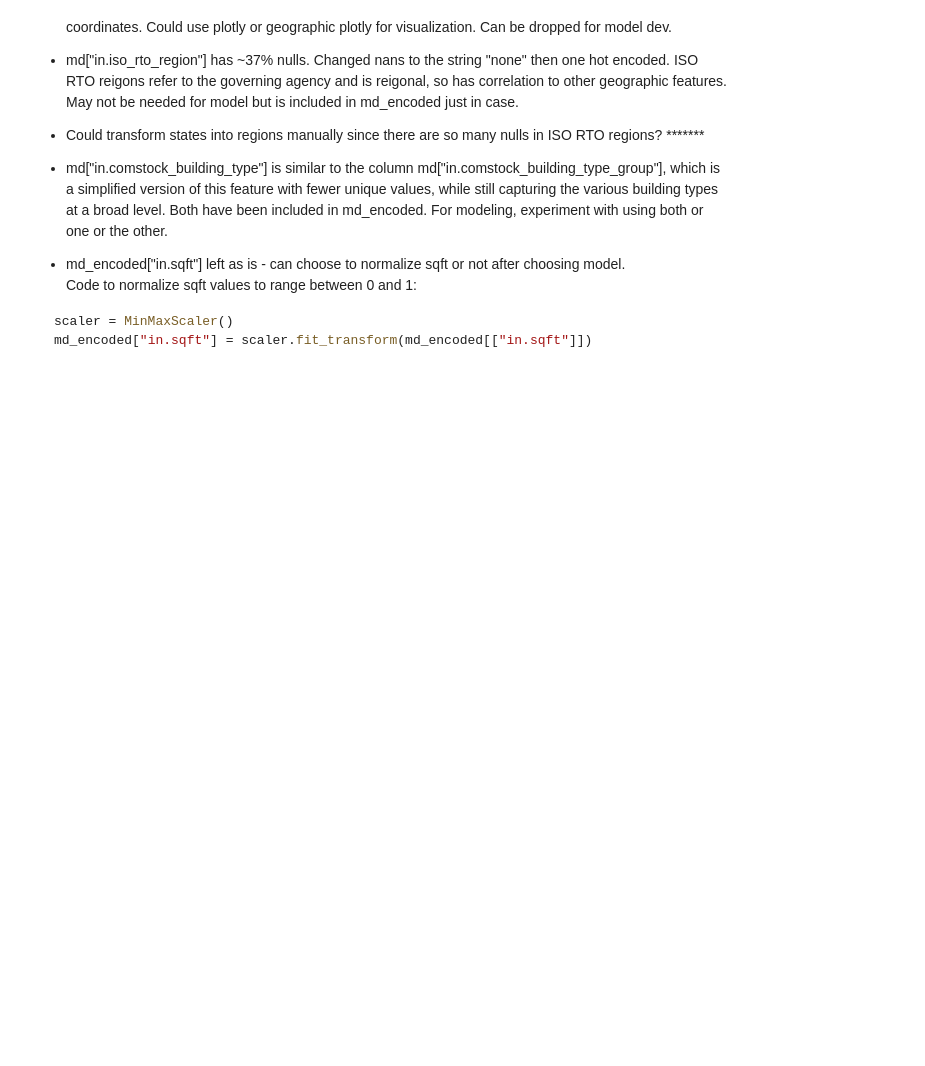
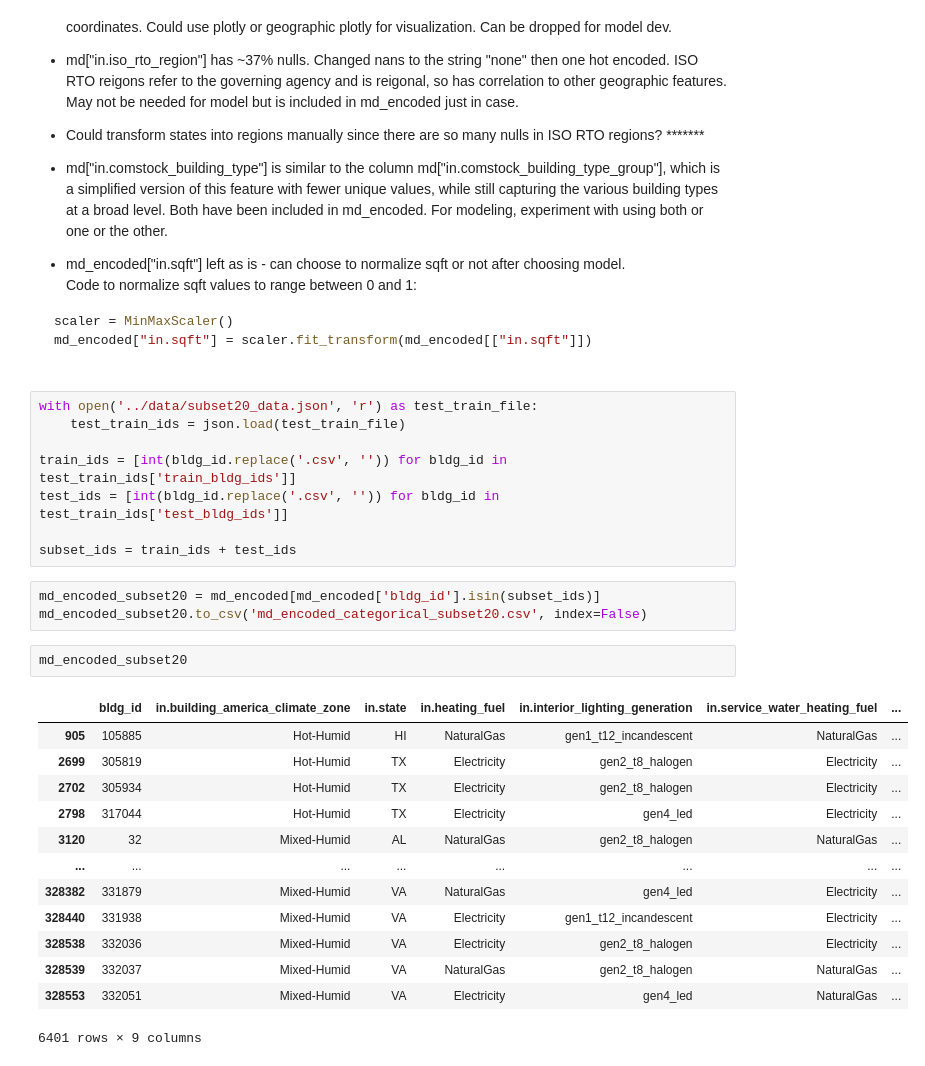
Before and after one commit to mainoahmuna/FermataEnergy_BTTStudio, a Jupyter notebook: src/preprocessing/md_encoding_categorical.ipynb, the cells around one changed output. Cells and saved outputs as stored; diff of their text form; blank space fills up the shorter version.

Commit message:
updated md categorical encoding to create md subset 20, renamed file

````diff
--- a/src/preprocessing/md_encoding-categorical.ipynb
+++ b/src/preprocessing/md_encoding_categorical.ipynb
@@ -216,3 +217,30 @@ Code to normalize sqft values to range between 0 and 1:
 ```python
 scaler = MinMaxScaler()
 md_encoded["in.sqft"] = scaler.fit_transform(md_encoded[["in.sqft"]])
+# %%
+with open('../data/subset20_data.json', 'r') as test_train_file:
+    test_train_ids = json.load(test_train_file)
+
+train_ids = [int(bldg_id.replace('.csv', '')) for bldg_id in test_train_ids['train_bldg_ids']]
+test_ids = [int(bldg_id.replace('.csv', '')) for bldg_id in test_train_ids['test_bldg_ids']]
+
+subset_ids = train_ids + test_ids
+# %%
+md_encoded_subset20 = md_encoded[md_encoded['bldg_id'].isin(subset_ids)]
+md_encoded_subset20.to_csv('md_encoded_categorical_subset20.csv', index=False)
+# %%
+md_encoded_subset20
+# %% [output]
+|  | bldg_id | in.building_america_climate_zone | in.state | in.heating_fuel | in.interior_lighting_generation | in.service_water_heating_fuel | ... |
+| 905 | 105885 | Hot-Humid | HI | NaturalGas | gen1_t12_incandescent | NaturalGas | ... |
+| 2699 | 305819 | Hot-Humid | TX | Electricity | gen2_t8_halogen | Electricity | ... |
+| 2702 | 305934 | Hot-Humid | TX | Electricity | gen2_t8_halogen | Electricity | ... |
+| 2798 | 317044 | Hot-Humid | TX | Electricity | gen4_led | Electricity | ... |
+| 3120 | 32 | Mixed-Humid | AL | NaturalGas | gen2_t8_halogen | NaturalGas | ... |
+| ... | ... | ... | ... | ... | ... | ... | ... |
+| 328382 | 331879 | Mixed-Humid | VA | NaturalGas | gen4_led | Electricity | ... |
+| 328440 | 331938 | Mixed-Humid | VA | Electricity | gen1_t12_incandescent | Electricity | ... |
+| 328538 | 332036 | Mixed-Humid | VA | Electricity | gen2_t8_halogen | Electricity | ... |
+| 328539 | 332037 | Mixed-Humid | VA | NaturalGas | gen2_t8_halogen | NaturalGas | ... |
+| 328553 | 332051 | Mixed-Humid | VA | Electricity | gen4_led | NaturalGas | ... |
+6401 rows × 9 columns
````
Also changed, not shown: parts of 1 cell of this notebook, 1 other file.
